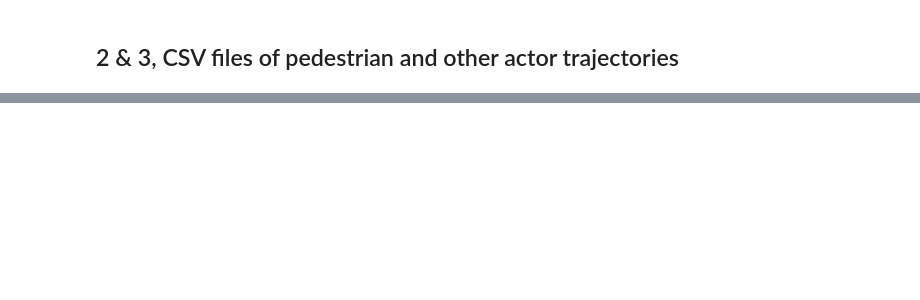
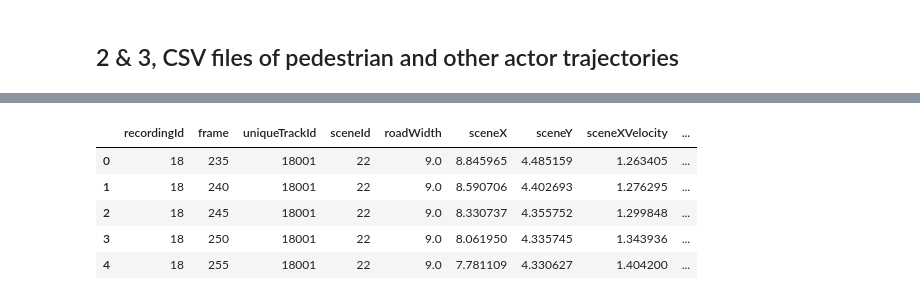
Before and after one commit to ika-rwth-aachen/drone-dataset-tools, a Jupyter notebook: src/notebooks/read-from-preprocessed.ipynb, the cells around one changed output, grey strips where cells are left out. Cells and saved outputs as stored; diff of their text form; code cells hidden in the pictures; blank space fills up the shorter version.

```diff
--- a/src/notebooks/read-from-preprocessed.ipynb
+++ b/src/notebooks/read-from-preprocessed.ipynb
@@ -93,0 +73,9 @@ visualizer.showLocationSceneData(scene10, onlyClipped=False, showOthers=False)
+# %%
+pedDf.head()
+# %% [output]
+|  | recordingId | frame | uniqueTrackId | sceneId | roadWidth | sceneX | sceneY | sceneXVelocity | ... |
+| 0 | 18 | 235 | 18001 | 22 | 9.0 | 8.845965 | 4.485159 | 1.263405 | ... |
+| 1 | 18 | 240 | 18001 | 22 | 9.0 | 8.590706 | 4.402693 | 1.276295 | ... |
+| 2 | 18 | 245 | 18001 | 22 | 9.0 | 8.330737 | 4.355752 | 1.299848 | ... |
+| 3 | 18 | 250 | 18001 | 22 | 9.0 | 8.061950 | 4.335745 | 1.343936 | ... |
+| 4 | 18 | 255 | 18001 | 22 | 9.0 | 7.781109 | 4.330627 | 1.404200 | ... |
```
Also changed, not shown: parts of 15 cells of this notebook, 4 other files.
